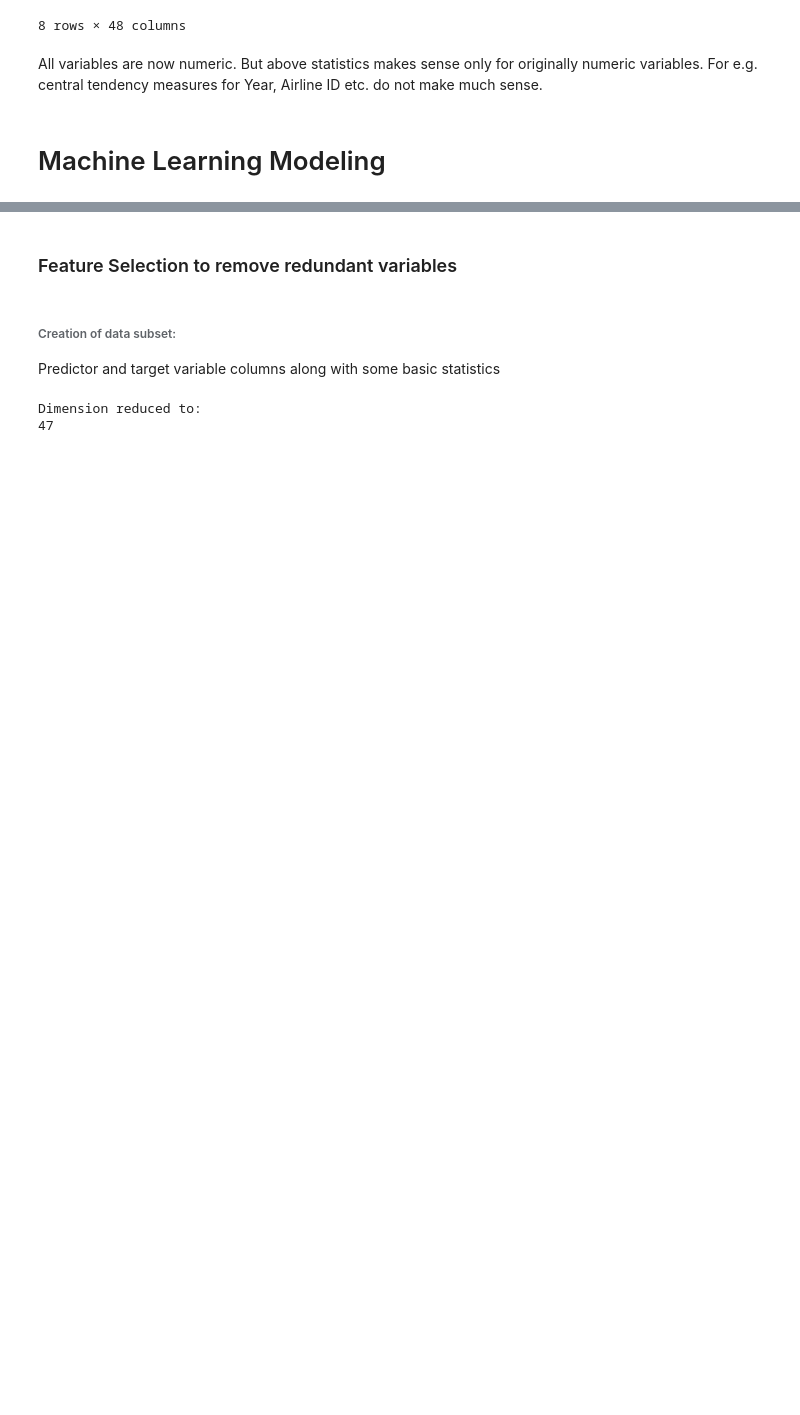
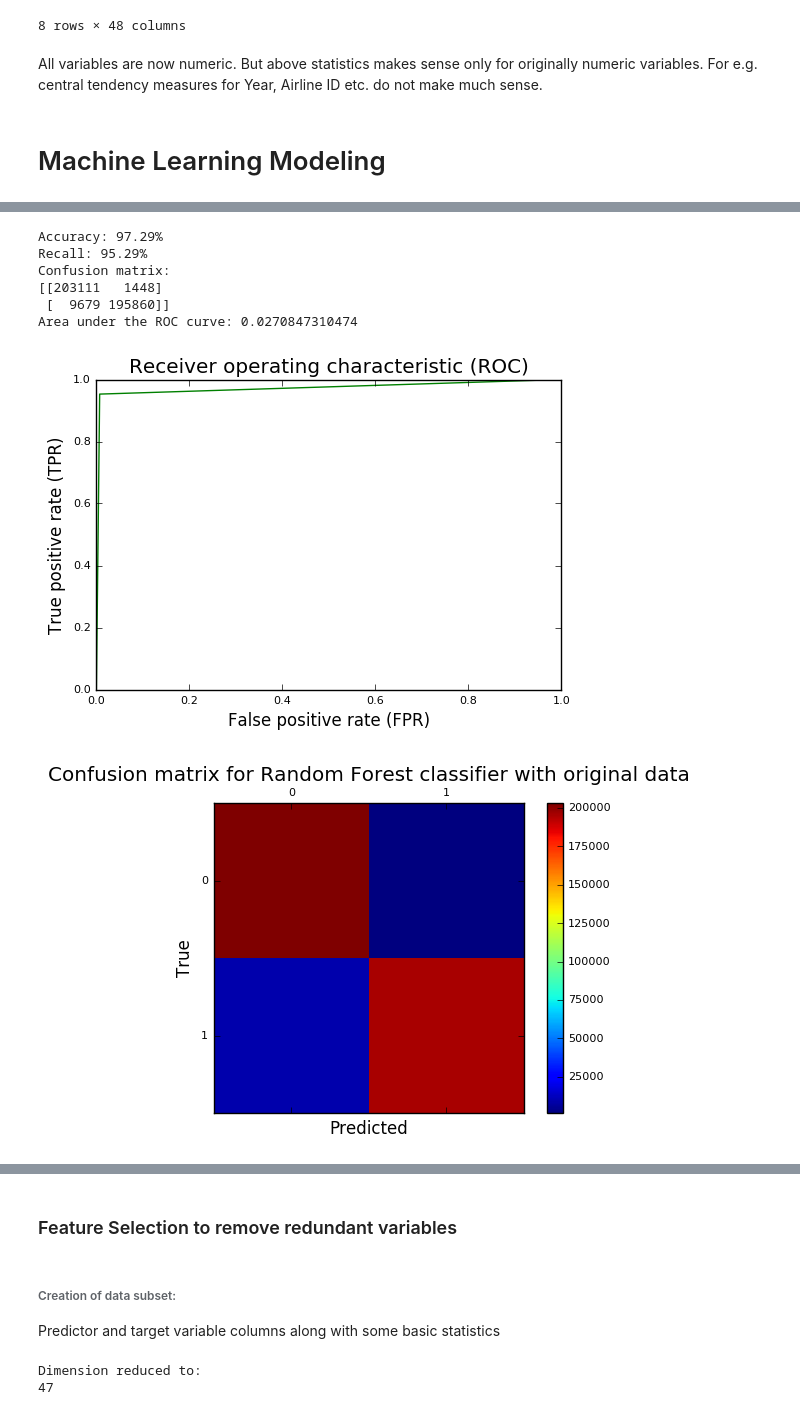
Before and after one commit to mej3/Airline-delay-prediction-in-Python, a Jupyter notebook: Airline delay_updated result.ipynb, the cells around one changed output, grey strips where cells are left out. Saved outputs shown, nothing was run; the diff lists cells and outputs as text; code cells hidden in the pictures; blank space fills up the shorter version.

```diff
--- a/Airline delay_updated result.ipynb
+++ b/Airline delay_updated result.ipynb
@@ -293,0 +314,2 @@ All variables are now numeric. But above statistics makes sense only for origina
+# %%
+X_train, X_test, Y_train, Y_test = train_test_split(data_part2, Delay_YesNo, test_size=0.2, random_state=42)
@@ -293,0 +361,13 @@ All variables are now numeric. But above statistics makes sense only for origina
+# %%
+startTimeRF = datetime.now()
+rf = RandomForestClassifier(n_estimators = bestParameters.get('n_estimators'),
+#                            min_samples_split=bestParameters.get('min_samples_split'),
+#                           min_samples_leaf = bestParameters.get('min_samples_leaf'),
+#                           max_features = bestParameters.get('max_features'),
+                           criterion = bestParameters.get('criterion'))
+cv = cross_validation.KFold(len(X_train), n_folds=5, shuffle=True, random_state=2)
+cvScores = cross_val_score(rf, X_train, Y_train, cv=cv)
+print ('Mean cross validation score is: ' + str(np.mean(cvScores)))
+rf.fit(X_train, Y_train)
+print('Random forest training and testing with with non-redundant variables took [',
+      datetime.now() - startTimeRF, '] seconds.')
@@ -293,0 +382,40 @@ All variables are now numeric. But above statistics makes sense only for origina
+# %%
+Y_rf_pred = rf.predict(X_test)
+
+labels = [0, 1]
+cm = confusion_matrix(Y_test, Y_rf_pred,labels)
+
+print('Accuracy: ' + str(np.round(100*float(cm[0][0]+cm[1][1])/float((cm[0][0]+cm[1][1] + cm[1][0] + cm[0][1])),2))+'%')
+print('Recall: ' + str(np.round(100*float((cm[1][1]))/float((cm[1][0]+cm[1][1])),2))+'%')
+print('Confusion matrix:')
+print(cm)
+
+fpr, tpr, _ = roc_curve(Y_test, Y_rf_pred)
+auc = np.trapz(fpr,tpr)
+print('Area under the ROC curve: ' + str(auc))
+
+fig = plt.figure(1)
+plt.plot(fpr,tpr,color='green')
+plt.xlabel('False positive rate (FPR)')
+plt.ylabel('True positive rate (TPR)')
+plt.title('Receiver operating characteristic (ROC)')
+
+fig = plt.figure(2)
+ax = fig.add_subplot(111)
+cax = ax.matshow(cm)
+plt.title('Confusion matrix for Random Forest classifier with original data')
+fig.colorbar(cax)
+ax.set_xticklabels([''] + labels)
+ax.set_yticklabels([''] + labels)
+plt.xlabel('Predicted')
+plt.ylabel('True')
+plt.show()
+# %% [output]
+Accuracy: 97.29%
+Recall: 95.29%
+Confusion matrix:
+[[203111   1448]
+ [  9679 195860]]
+Area under the ROC curve: 0.0270847310474
+[figure, added]
+[figure, added]
```
Also changed, not shown: parts of 35 cells of this notebook.
